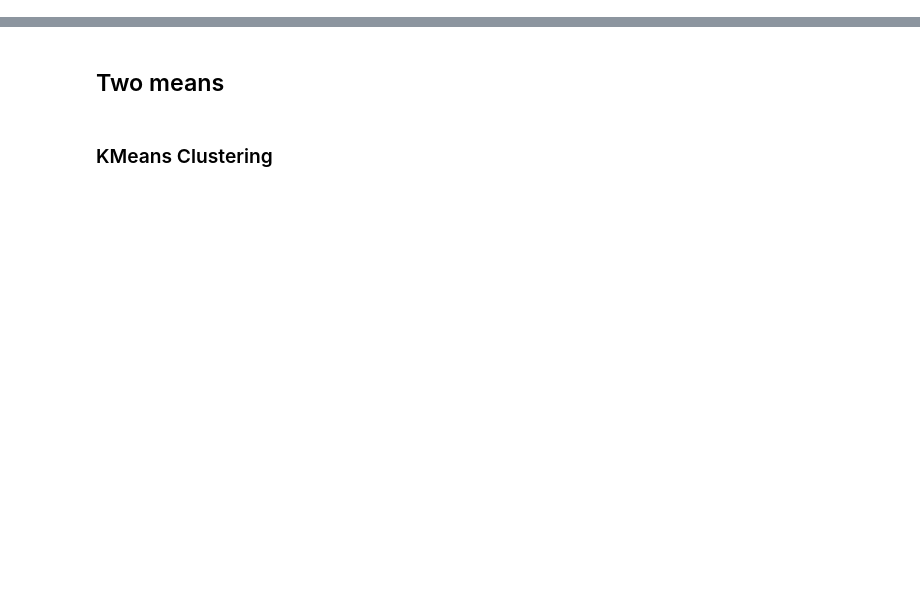
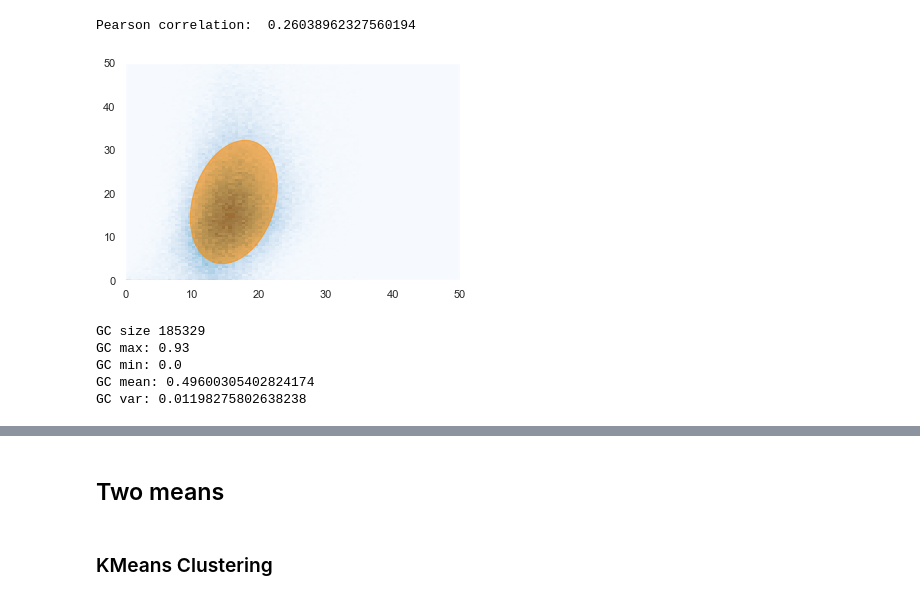
Before and after one commit to pockerman/hidden_markov_modeling, a Jupyter notebook: stories/story_9.ipynb, the cells around one changed output, grey strips where cells are left out. Saved outputs shown, nothing was run; the diff lists cells and outputs as text; code cells hidden in the pictures; blank space fills up the shorter version.

```diff
--- a/stories/story_9.ipynb
+++ b/stories/story_9.ipynb
@@ -55,9 +96,45 @@ plt.show()
+# %%
+X = np.stack((no_wga_mu, wga_mu), axis=0)
+cov = np.cov(X)
+pearson = cov[0, 1]/np.sqrt(cov[0, 0] * cov[1, 1])
+print("Pearson correlation: ", pearson)
+means = [np.mean(no_wga_mu), np.mean(wga_mu)]
+# %% [output]
+Pearson correlation:  0.26038962327560194
+# %%
+fig, axs = plt.subplots(1, 1)#, figsize=(9, 3))
+nbins = 100
+min_ = 0.0
+max_ = 50.0
+density=False
+plt.hist2d(no_wga_mu, wga_mu,
+             bins=[nbins, nbins], cmap='Blues', density=density,
+             cmax=1000, cmin=0, alpha=0.99,
+             range=((min_, max_), (min_, max_)))
+
+v, w = linalg.eigh(cov)
+
+angle = np.arctan2(w[0][1], w[0][0])
+angle = 180. * angle / np.pi  # convert to degrees
+v = 2. * np.sqrt(2.) * np.sqrt(v)
+ell = mpl.patches.Ellipse(means, v[0], v[1], 180. + angle, color='darkorange')
+ell.set_alpha(.6)
+axs.add_patch(ell)
+plt.show()
+# %% [output]
+[figure, added]
 # %%
-print("GC size {1}".format(INFO, len(gc)))
-print("GC max: {1}".format(INFO, max(gc)))
-print("GC min: {1}".format(INFO, min(gc)))
-print("GC mean: {1}".format(INFO, np.mean(gc)))
-print("GC var: {1}".format(INFO, np.var(gc)))
+print("GC size {0}".format(len(gc)))
+print("GC max: {0}".format(max(gc)))
+print("GC min: {0}".format(min(gc)))
+print("GC mean: {0}".format(np.mean(gc)))
+print("GC var: {0}".format(np.var(gc)))
+# %% [output]
+GC size 185329
+GC max: 0.93
+GC min: 0.0
+GC mean: 0.49600305402824174
+GC var: 0.01198275802638238
 # %%
 sns.distplot(gc, bins=35, kde=False, rug=True)
 plt.xlabel("Ref GC content")
```
Also changed, not shown: parts of 21 cells of this notebook.
